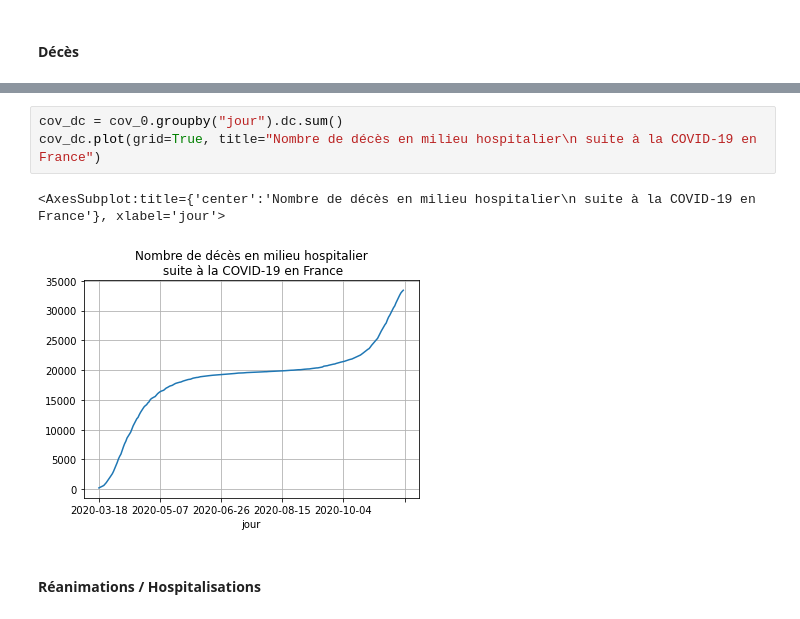
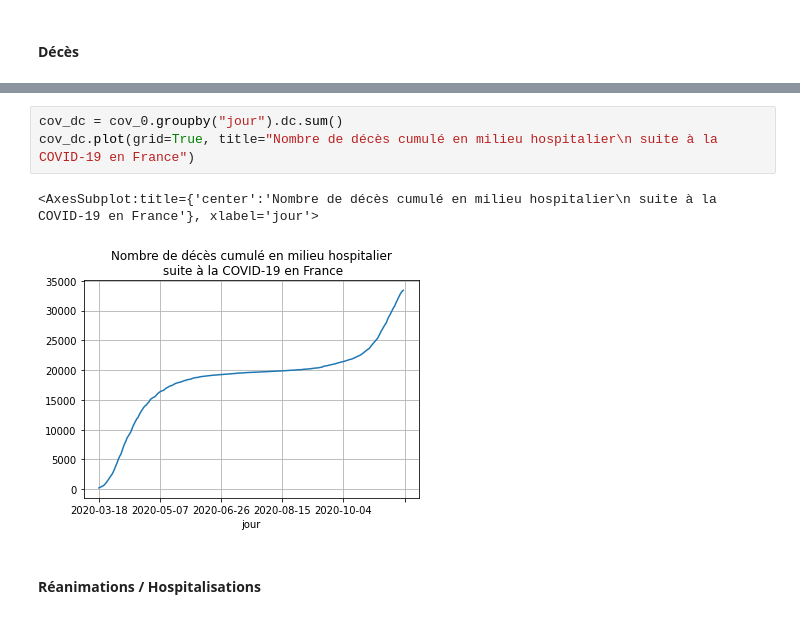
Before and after one commit to Kartmaan/Covid_19_fr, a Jupyter notebook: cov_hosp.ipynb, the cells around one changed output, grey strips where cells are left out. Saved outputs shown, nothing was run; the diff lists cells and outputs as text.

```diff
--- a/cov_hosp.ipynb
+++ b/cov_hosp.ipynb
@@ -158,9 +180,9 @@ hosp_graph = hosp_cov.plot(grid=True, title="Hospitalisations pour COVID-19 en F
 # %%
 cov_dc = cov_0.groupby("jour").dc.sum()
-cov_dc.plot(grid=True, title="Nombre de décès en milieu hospitalier\n suite à la COVID-19 en France")
+cov_dc.plot(grid=True, title="Nombre de décès cumulé en milieu hospitalier\n suite à la COVID-19 en France")
 # %% [output]
-<AxesSubplot:title={'center':'Nombre de décès en milieu hospitalier\n suite à la COVID-19 en France'}, xlabel='jour'>
+<AxesSubplot:title={'center':'Nombre de décès cumulé en milieu hospitalier\n suite à la COVID-19 en France'}, xlabel='jour'>
-[figure, old version]
+[figure, new version]
 # %% [markdown]
 #### Réanimations / Hospitalisations
 # %%
```
Also changed, not shown: parts of 2 cells of this notebook.
